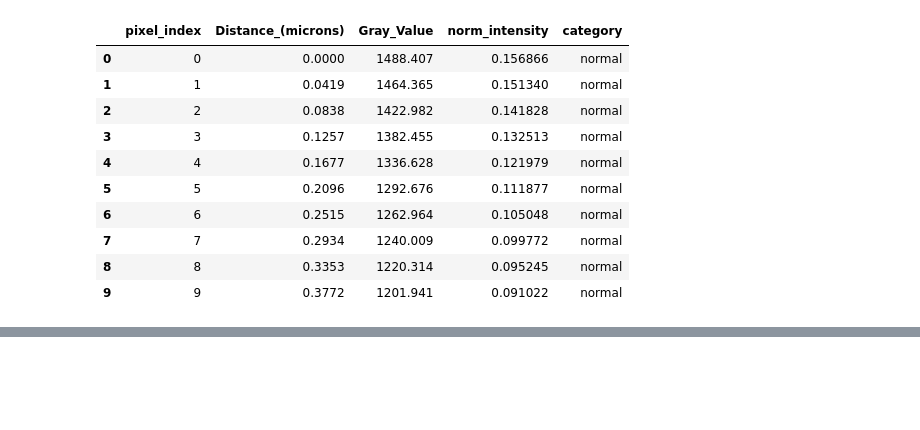
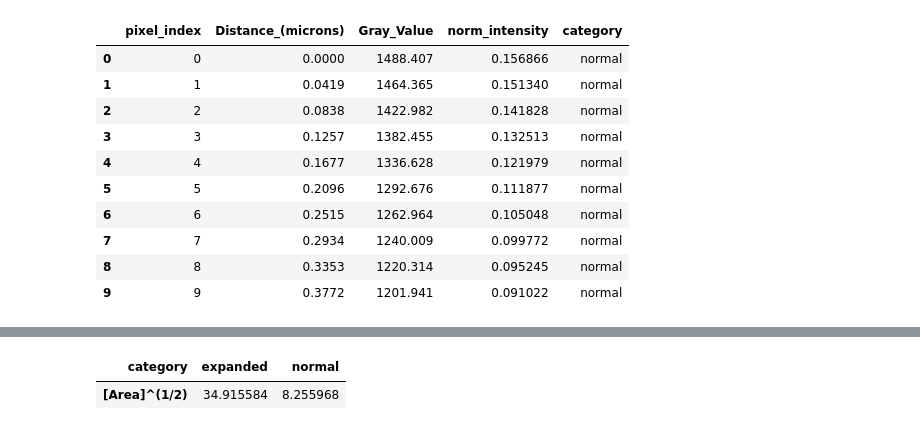
Before and after one commit to CorbanSwain/ExM-Demo-Figures, a Jupyter notebook: source/analysis.ipynb, the cells around one changed output, grey strips where cells are left out. Drawn from its saved outputs; the diff is of its cells as text; code cells hidden in the pictures; blank space fills up the shorter version.

```diff
--- a/source/analysis.ipynb
+++ b/source/analysis.ipynb
@@ -223,0 +320,9 @@ csutils.save_figures(directory=figure_dir)
+# %%
+pivot = nuc_size_df.pivot_table(
+    columns=category_key,
+    values=sqrt_area_key,
+    aggfunc='median')
+pivot
+# %% [output]
+| category | expanded | normal |
+| [Area]^(1/2) | 34.915584 | 8.255968 |
```
Also changed, not shown: parts of 5 cells of this notebook.
